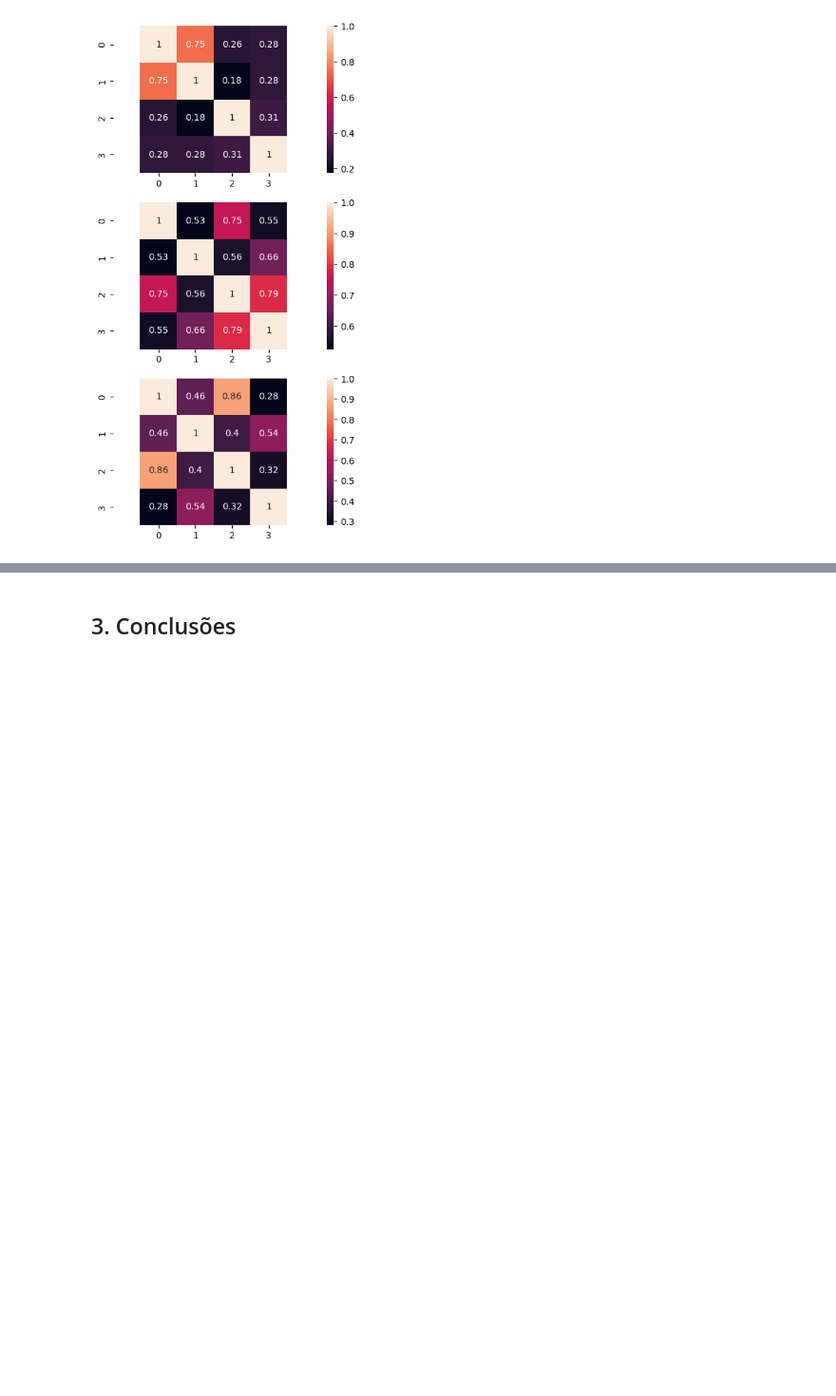
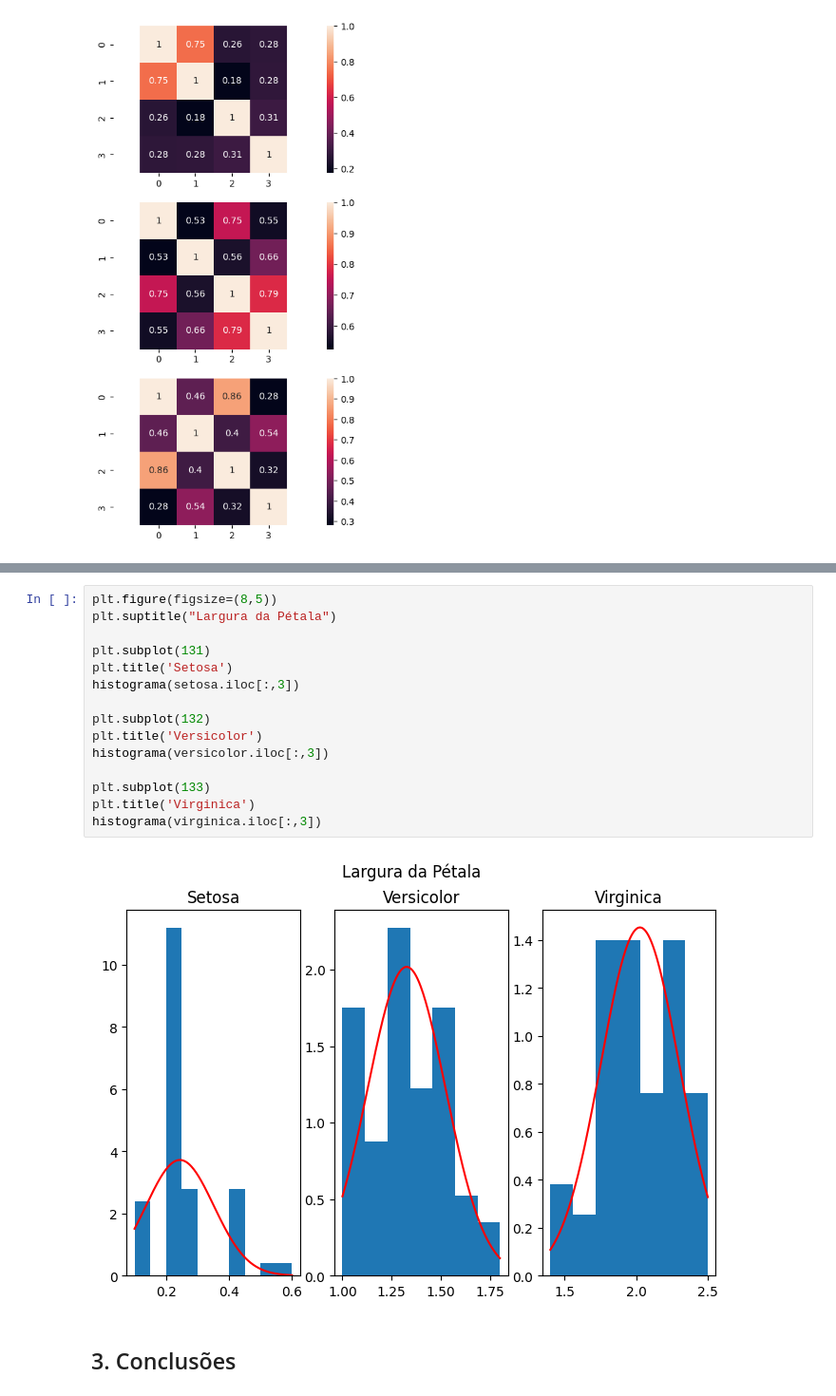
Before and after one commit to laviniacaldas/eda_iris, a Jupyter notebook: Analise_Exploratoria.ipynb, the cells around one changed output, grey strips where cells are left out. Shown at 95% size. Saved outputs shown, nothing was run; the diff lists cells and outputs as text; blank space fills up the shorter version.

```diff
--- a/Analise_Exploratoria.ipynb
+++ b/Analise_Exploratoria.ipynb
@@ -325,3 +328,20 @@ sn.histplot(data[3][data[4] == 'Iris-virginica'], bins=16)
+# %%
+plt.figure(figsize=(8,5))
+plt.suptitle("Largura da Pétala")
+
+plt.subplot(131)
+plt.title('Setosa')
+histograma(setosa.iloc[:,3])
+
+plt.subplot(132)
+plt.title('Versicolor')
+histograma(versicolor.iloc[:,3])
+
+plt.subplot(133)
+plt.title('Virginica')
+histograma(virginica.iloc[:,3])
+# %% [output]
+[figure, added]
 # %% [markdown]
 ## 3. Conclusões
 # %% [markdown]
```
Also changed, not shown: parts of 11 cells of this notebook.
